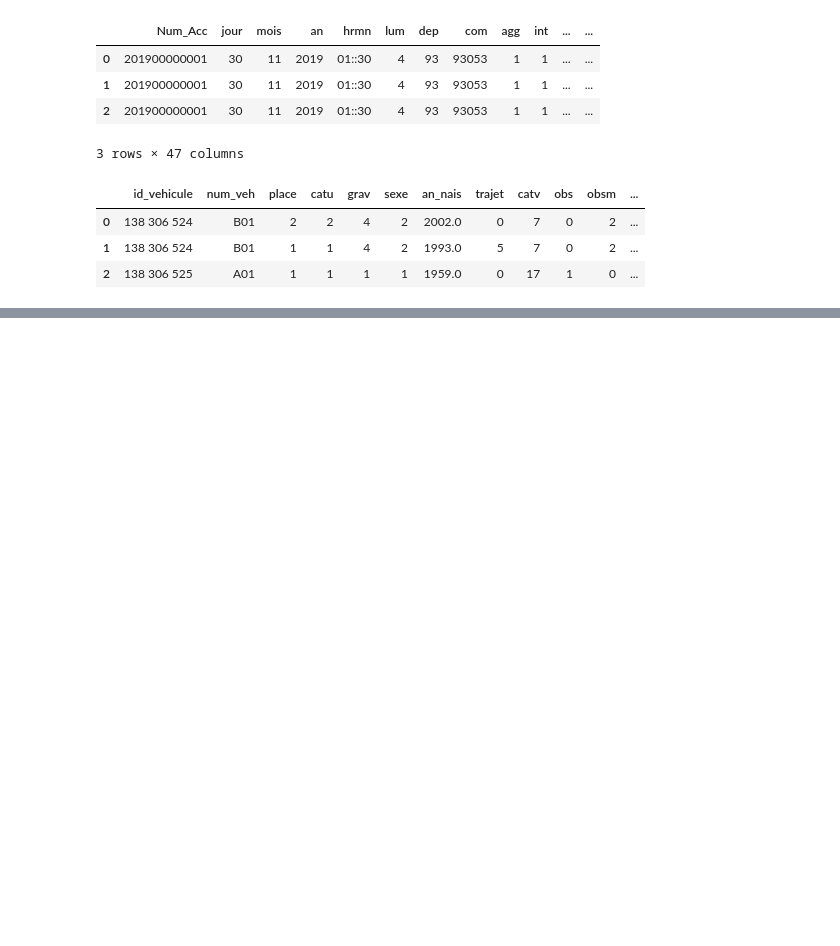
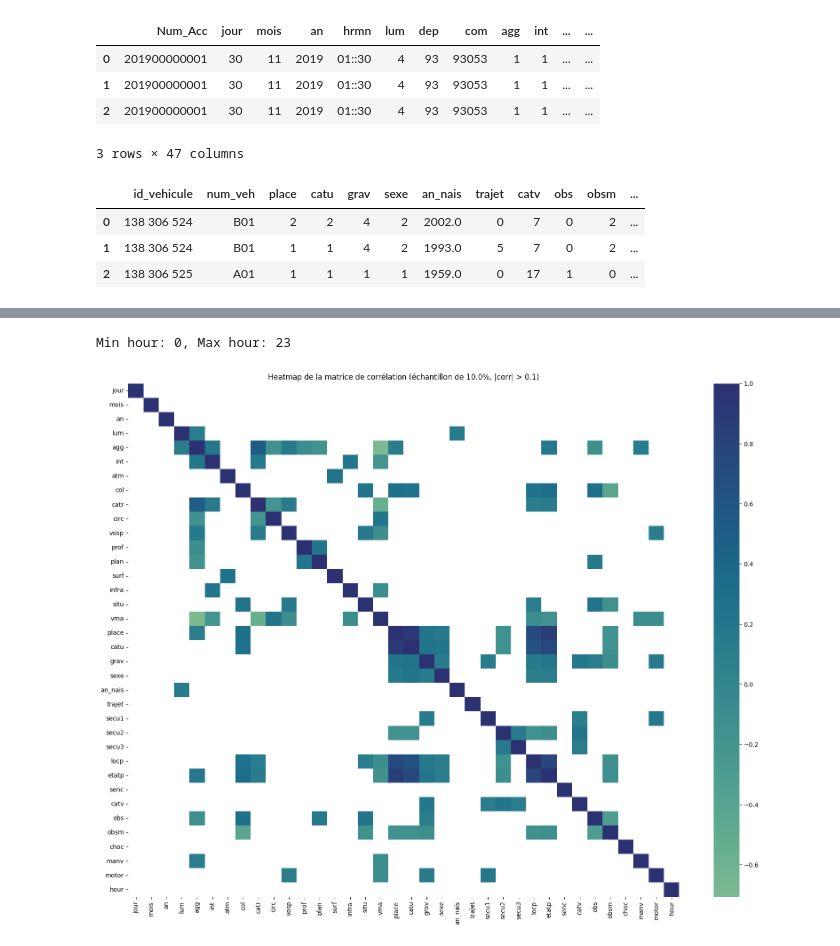
Before and after one commit to remithiney/Projet_Accidentologie, a Jupyter notebook: notebooks/preprocessing.ipynb, the cells around one changed output, grey strips where cells are left out. Cells and saved outputs as stored; diff of their text form; code cells hidden in the pictures; blank space fills up the shorter version.

Commit message:
update exploration et preprocessing

```diff
--- a/notebooks/preprocessing.ipynb
+++ b/notebooks/preprocessing.ipynb
@@ -14,6 +17,7 @@ import json
 logging.basicConfig(level=logging.INFO, format='%(asctime)s - %(levelname)s - %(message)s')
 # %%
 PATH_TO_CSVS = 'data/raw'
+RANDOM_STATE = 1
 # %%
 # https://stackoverflow.com/questions/46135839/auto-detect-the-delimiter-in-a-csv-file-using-pd-read-csv comme base
 # detecte automatiquement le sep d'un fichier csv
@@ -539,0 +601,58 @@ else:
+# %%
+# Prétraitement après fusion
+
+def preprocessing_final_dataframe(df):
+    # Supprimer les colonnes
+    df = df.drop(columns=['id_usager', 'Num_Acc', 'com', 'id_vehicule', 'num_veh','lartpc'])
+
+    # Modifier la colonne 'hrmn' en 'hour' et la passer du format HH:MM au format HH
+    if 'hrmn' in df.columns:
+        df['hour'] = df['hrmn'].str[:2].astype(int)
+        df = df.drop(columns=['hrmn'])
+
+    # Remplacer les valeurs manquantes de 'an_nais' par le mode de la colonne
+    if 'an_nais' in df.columns:
+        mode_an_nais = df['an_nais'].mode()[0]
+        df['an_nais'] = df['an_nais'].fillna(mode_an_nais).astype(int)
+
+    return df
+
+
+# Encodage du dataframe
+
+def encode_dataframe(df):
+    dummy_columns = ['lum', 'agg', 'int', 'atm', 'col', 'catr', 'circ', 'prof', 'place', 'catu', 'sexe',
+                     'trajet', 'secu1', 'secu2', 'secu3', 'locp', 'actp', 'etatp', 'senc', 'catv', 'obs',
+                     'obsm', 'choc', 'manv', 'motor', 'plan', 'surf','an','infra','dep','situ','vosp']
+    df = pd.get_dummies(df, columns=dummy_columns, drop_first= True)
+
+    return df
+
+
+final_merged_df = preprocessing_final_dataframe(final_merged_df)
+
+# Vérifier le min et max de la colonne 'hour'
+min_hour = final_merged_df['hour'].min()
+max_hour = final_merged_df['hour'].max()
+print(f"Min hour: {min_hour}, Max hour: {max_hour}")
+# %% [output]
+Min hour: 0, Max hour: 23
+# %%
+SAMPLE_SIZE = 0.1
+CORR_TRESHOLD= 0.1
+
+
+sampled_df = final_merged_df.sample(frac= SAMPLE_SIZE, random_state=RANDOM_STATE)
+numeric_sampled_df = sampled_df.select_dtypes(include=[np.number])
+
+cm = numeric_sampled_df.corr()
+
+filtered_cm = cm[cm.abs() > CORR_TRESHOLD].dropna(how='all', axis=0).dropna(how='all', axis=1)
+
+
+plt.figure(figsize=(20, 15))
+sns.heatmap(filtered_cm, annot=False, cmap='crest', center=0)
+plt.title(f'Heatmap de la matrice de corrélation (échantillon de {SAMPLE_SIZE*100}%, |corr| > {CORR_TRESHOLD})')
+plt.show()
+# %% [output]
+[figure, added]
```
Also changed, not shown: parts of 16 cells of this notebook.
